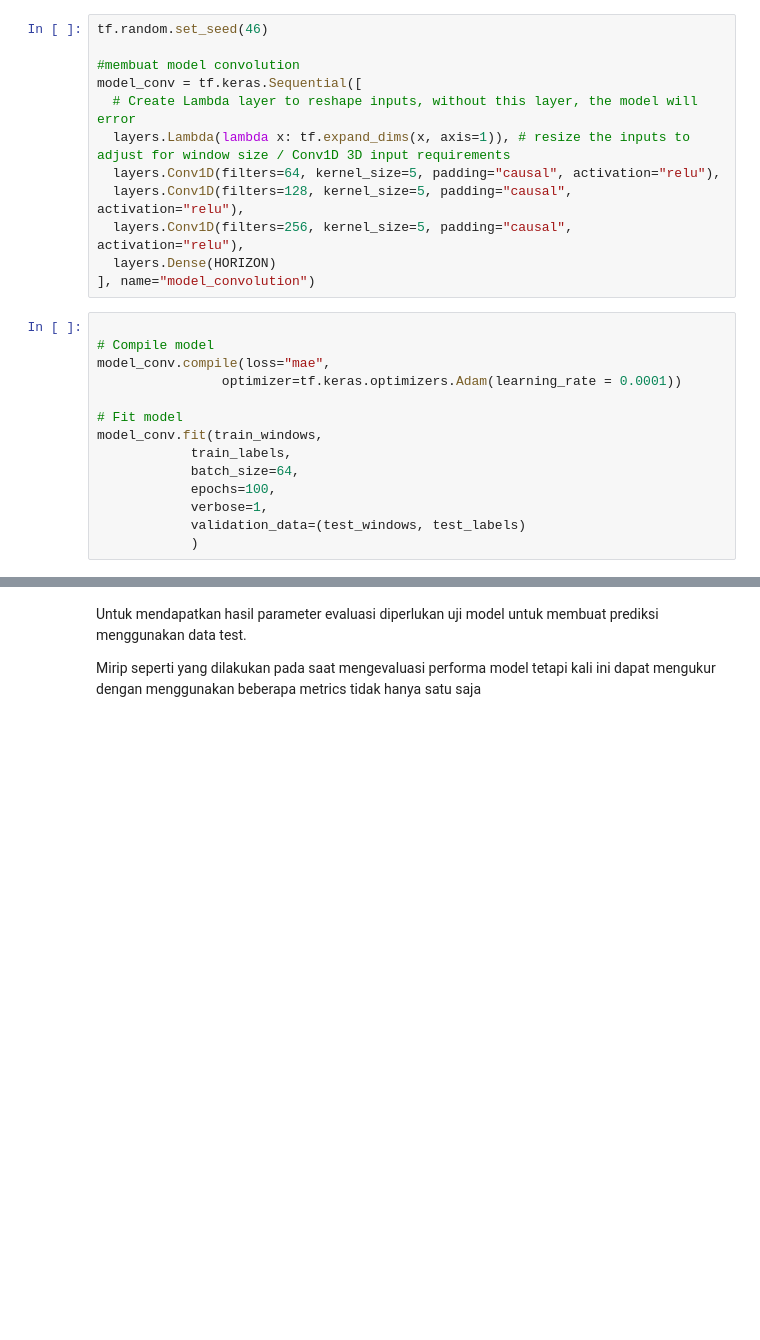
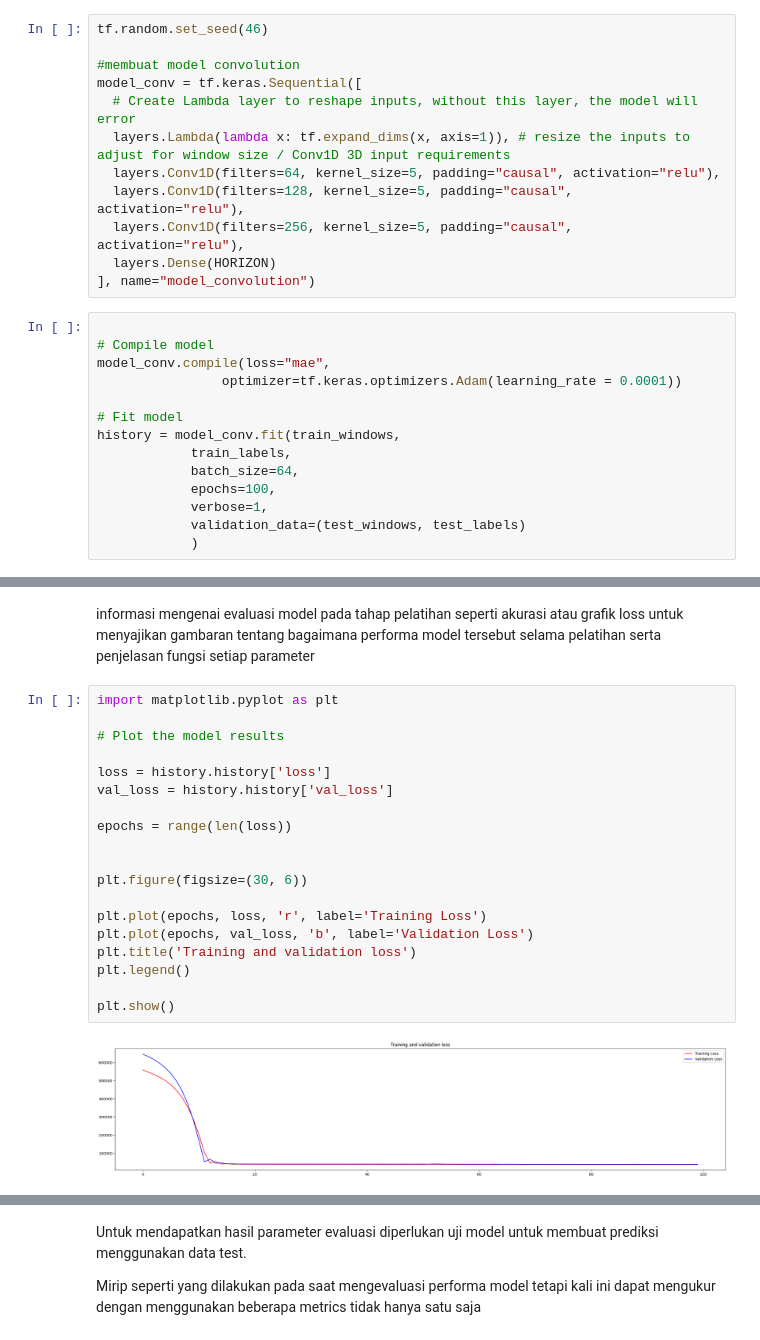
Before and after one commit to ImamSyabana/ML-terapan, a Jupyter notebook: submisi1_MLterapan.ipynb, the cells around one changed output, grey strips where cells are left out. Drawn from its saved outputs; the diff is of its cells as text; blank space fills up the shorter version.

```diff
--- a/submisi1_MLterapan.ipynb
+++ b/submisi1_MLterapan.ipynb
@@ -344,7 +352,7 @@ model_conv.compile(loss="mae",
                 optimizer=tf.keras.optimizers.Adam(learning_rate = 0.0001))
 
 # Fit model
-model_conv.fit(train_windows,
+history = model_conv.fit(train_windows,
             train_labels,
             batch_size=64,
             epochs=100,
@@ -373,3 +380,26 @@ Epoch 100/100
+# %% [markdown]
+ informasi mengenai evaluasi model pada tahap pelatihan seperti akurasi atau grafik loss untuk menyajikan gambaran tentang bagaimana performa model tersebut selama pelatihan serta penjelasan fungsi setiap parameter
+# %%
+import matplotlib.pyplot as plt
+
+# Plot the model results
+
+loss = history.history['loss']
+val_loss = history.history['val_loss']
+
+epochs = range(len(loss))
+
+
+plt.figure(figsize=(30, 6))
+
+plt.plot(epochs, loss, 'r', label='Training Loss')
+plt.plot(epochs, val_loss, 'b', label='Validation Loss')
+plt.title('Training and validation loss')
+plt.legend()
+
+plt.show()
+# %% [output]
+[figure, added]
 # %%
 model_conv.summary()
 # %% [output]
```
Also changed, not shown: parts of 19 cells of this notebook.
